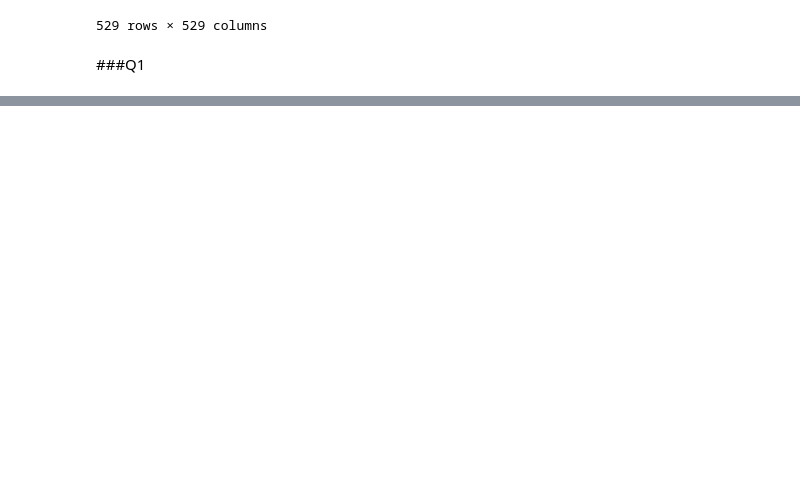
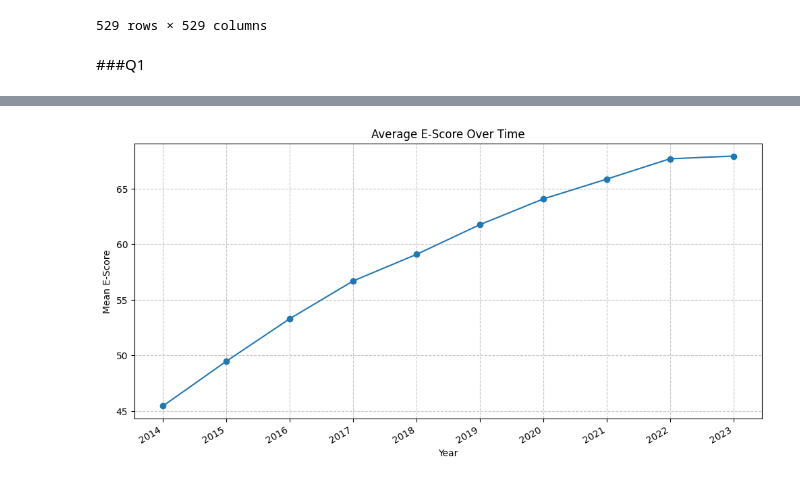
Before and after one commit to linneverh/Sust-Finance, a Jupyter notebook: Assignment_Q1.ipynb, the cells around one changed output, grey strips where cells are left out. Saved outputs shown, nothing was run; the diff lists cells and outputs as text; code cells hidden in the pictures; blank space fills up the shorter version.

```diff
--- a/Assignment_Q1.ipynb
+++ b/Assignment_Q1.ipynb
@@ -711,0 +629,8 @@ plt.show()
+# %%
+escore.mean().plot(kind='line', marker='o', figsize=(12,6), title="Average E-Score Over Time")
+plt.xlabel("Year")
+plt.ylabel("Mean E-Score")
+plt.grid(True, linestyle="--", alpha=0.7)
+plt.show()
+# %% [output]
+[figure, added]
```
Also changed, not shown: parts of 7 cells of this notebook.
